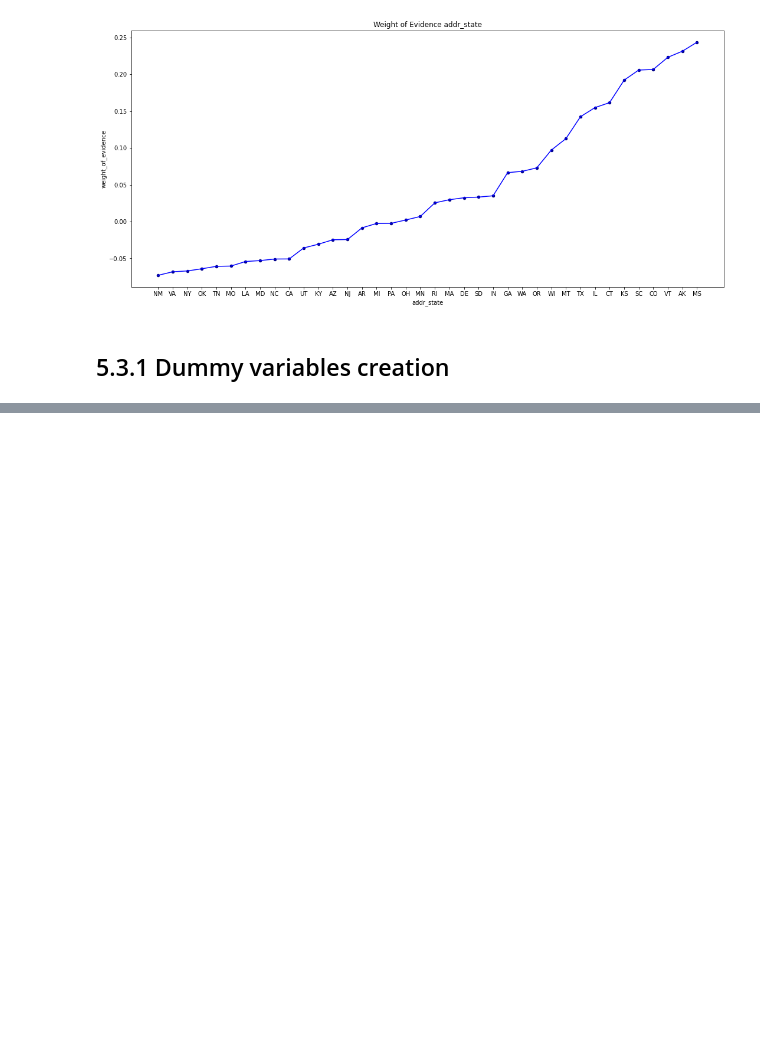
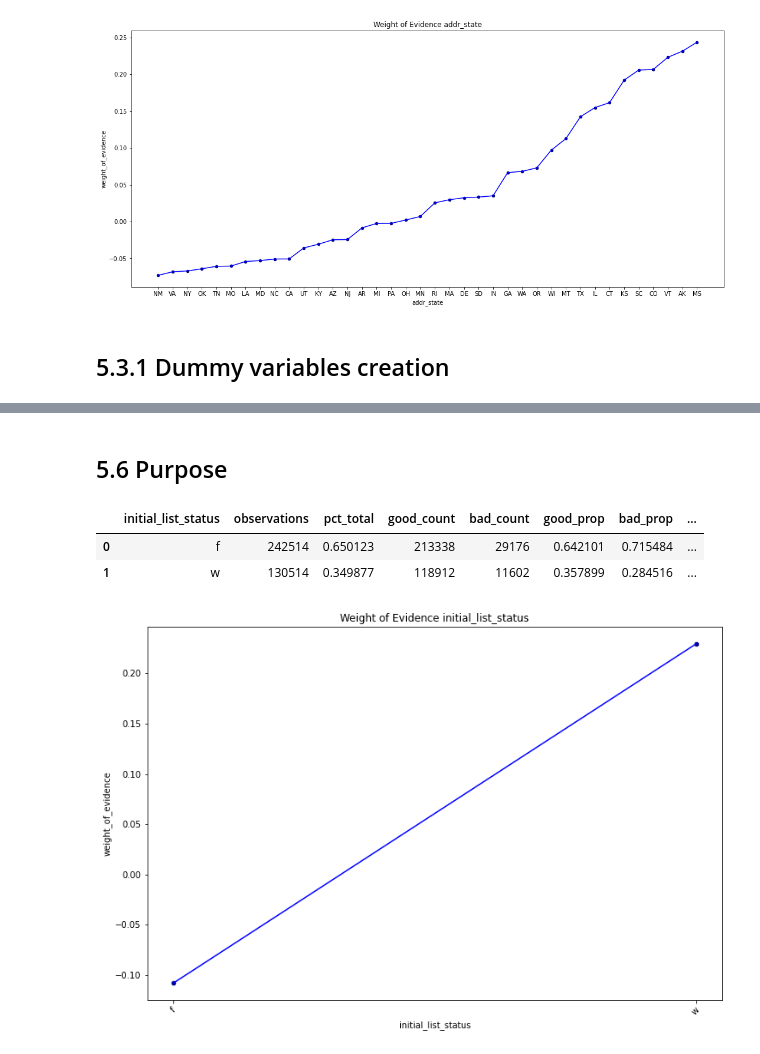
Before and after one commit to kevinmiguel97/Lending-Club-Credit-RIsk-Model, a Jupyter notebook: Lending Club Risk Model.ipynb, the cells around one changed output, grey strips where cells are left out. Drawn from its saved outputs; the diff is of its cells as text; code cells hidden in the pictures; blank space fills up the shorter version.

```diff
--- a/Lending Club Risk Model.ipynb
+++ b/Lending Club Risk Model.ipynb
@@ -486,0 +540,13 @@ for X in (X_train, X_test):
+# %% [markdown]
+## 5.6 Purpose
+# %%
+df_temp = create_woe_discrete('initial_list_status', X_train, y_train)['table']
+df_temp
+# %% [output]
+|  | initial_list_status | observations | pct_total | good_count | bad_count | good_prop | bad_prop | ... |
+| 0 | f | 242514 | 0.650123 | 213338 | 29176 | 0.642101 | 0.715484 | ... |
+| 1 | w | 130514 | 0.349877 | 118912 | 11602 | 0.357899 | 0.284516 | ... |
+# %%
+plot_weight_of_evidence(df_temp)
+# %% [output]
+[figure, added]
```
Also changed, not shown: parts of 8 cells of this notebook, 2 other files.
